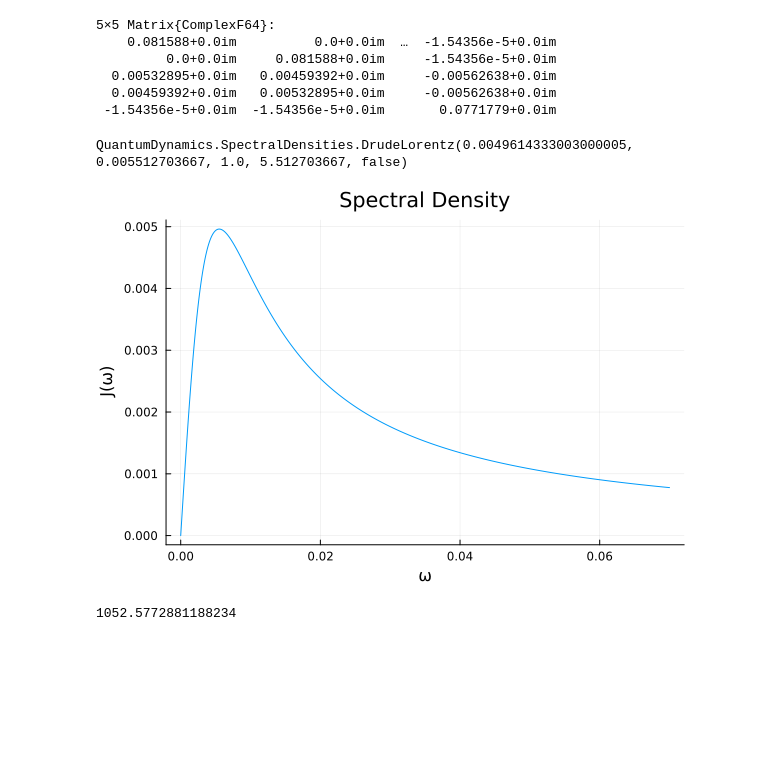
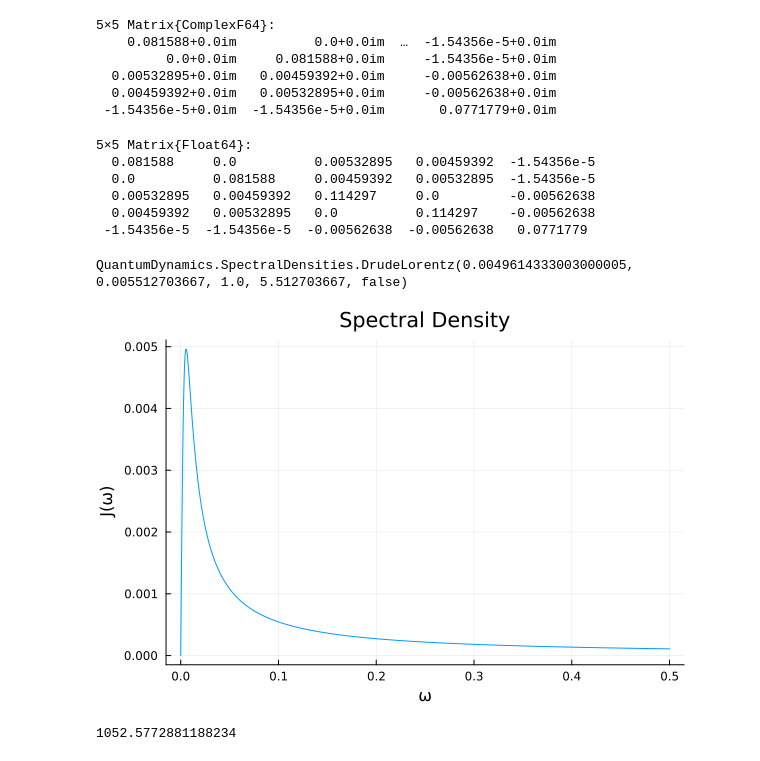
Before and after one commit to Frost-group/pathintegraldynamics, a Jupyter notebook: 0004-Singlet-Fission/Grozema PDI.ipynb, the cells around one changed output. Saved outputs shown, nothing was run; the diff lists cells and outputs as text; code cells hidden in the pictures; blank space fills up the shorter version.

```diff
--- a/0004-Singlet-Fission/Grozema PDI.ipynb
+++ b/0004-Singlet-Fission/Grozema PDI.ipynb
@@ -44,12 +44,21 @@ N = 5
   0.00532895+0.0im   0.00459392+0.0im     -0.00562638+0.0im
   0.00459392+0.0im   0.00532895+0.0im     -0.00562638+0.0im
  -1.54356e-5+0.0im  -1.54356e-5+0.0im       0.0771779+0.0im
+# %%
+show(stdout, "text/plain", real.(H0))
+# %% [output]
+5×5 Matrix{Float64}:
+  0.081588     0.0          0.00532895   0.00459392  -1.54356e-5
+  0.0          0.081588     0.00459392   0.00532895  -1.54356e-5
+  0.00532895   0.00459392   0.114297     0.0         -0.00562638
+  0.00459392   0.00532895   0.0          0.114297    -0.00562638
+ -1.54356e-5  -1.54356e-5  -0.00562638  -0.00562638   0.0771779
 # %%
 Jw = SpectralDensities.DrudeLorentz(λ=135*mev2au, γ=150*mev2au, Δs=1.0)
 # %% [output]
 QuantumDynamics.SpectralDensities.DrudeLorentz(0.0049614333003000005, 0.005512703667, 1.0, 5.512703667, false)
 # %%
-ω = 0:0.0001:0.07
+ω = 0:0.0001:0.5
 plot(ω, Jw.(ω), xlabel="ω", ylabel="J(ω)", title="Spectral Density", legend=false)
 # %% [output]
-[figure, old version]
+[figure, new version]
```
Also changed, not shown: parts of 8 cells of this notebook, 10 other files.
